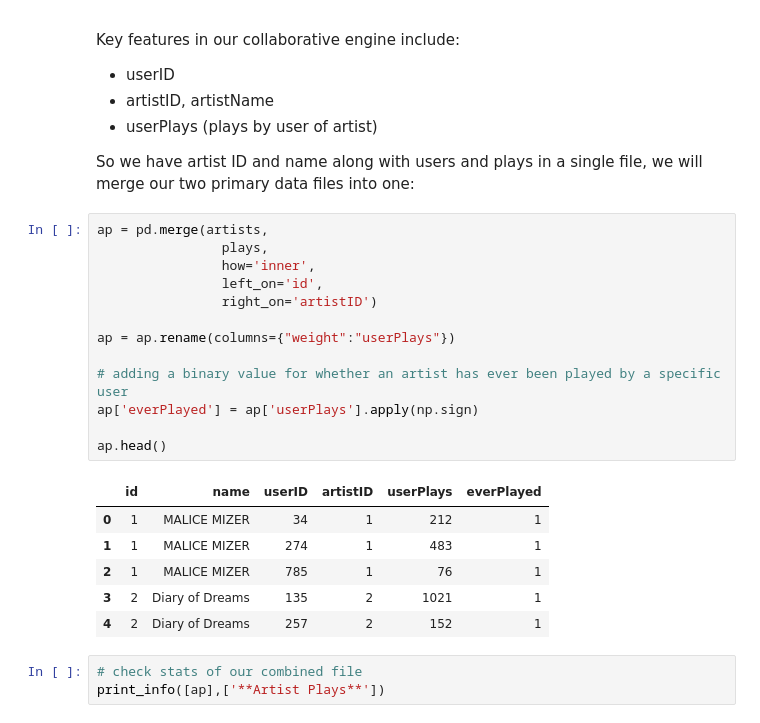
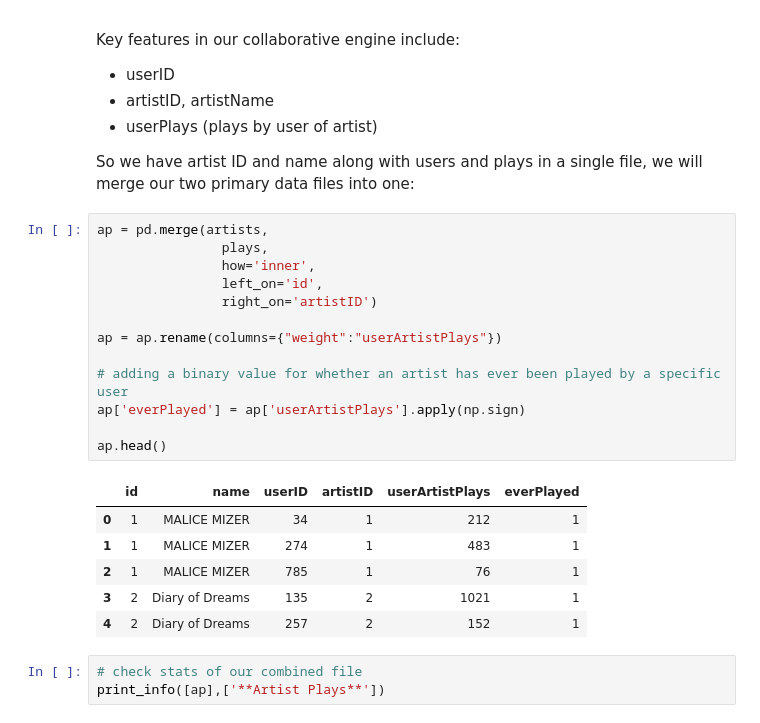
Before and after one commit to cipher813/recommender_system, a Jupyter notebook: notebooks/LastFM_CollaborativeRecommendationEngine.ipynb, the cells around one changed output. Saved outputs shown, nothing was run; the diff lists cells and outputs as text.

```diff
--- a/notebooks/LastFM_CollaborativeRecommendationEngine.ipynb
+++ b/notebooks/LastFM_CollaborativeRecommendationEngine.ipynb
@@ -149,18 +149,18 @@ So we have artist ID and name along with users and plays in a single file, we wi
 # %%
 ap = pd.merge(artists,
                 plays,
                 how='inner',
                 left_on='id',
                 right_on='artistID')
 
-ap = ap.rename(columns={"weight":"userPlays"})
+ap = ap.rename(columns={"weight":"userArtistPlays"})
 
 # adding a binary value for whether an artist has ever been played by a specific user
-ap['everPlayed'] = ap['userPlays'].apply(np.sign)
+ap['everPlayed'] = ap['userArtistPlays'].apply(np.sign)
 
 ap.head()
 # %% [output]
-|  | id | name | userID | artistID | userPlays | everPlayed |
+|  | id | name | userID | artistID | userArtistPlays | everPlayed |
 | 0 | 1 | MALICE MIZER | 34 | 1 | 212 | 1 |
 | 1 | 1 | MALICE MIZER | 274 | 1 | 483 | 1 |
 | 2 | 1 | MALICE MIZER | 785 | 1 | 76 | 1 |
```
Also changed, not shown: parts of 52 cells of this notebook.
